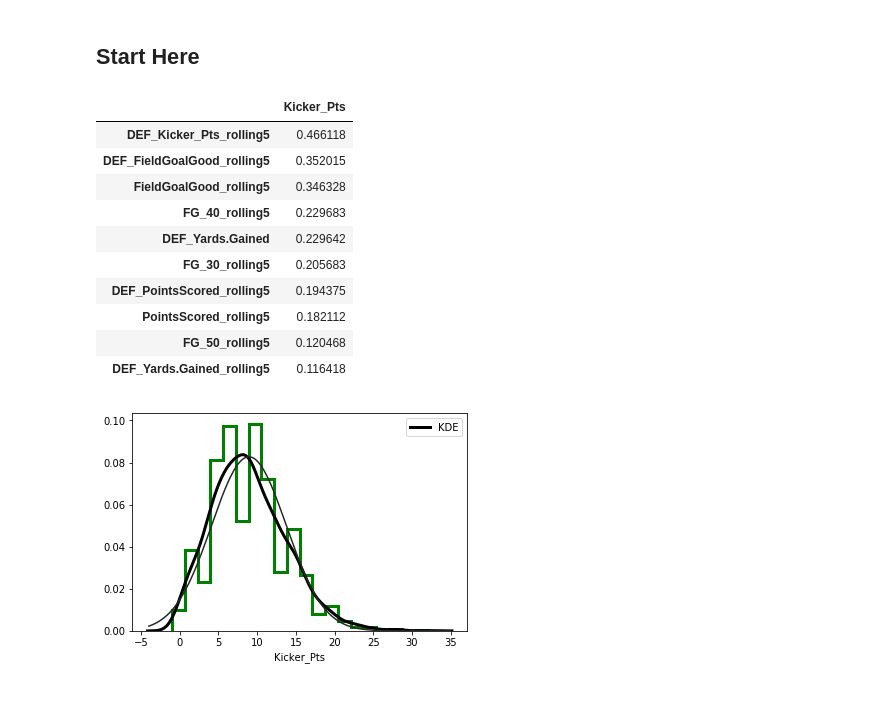
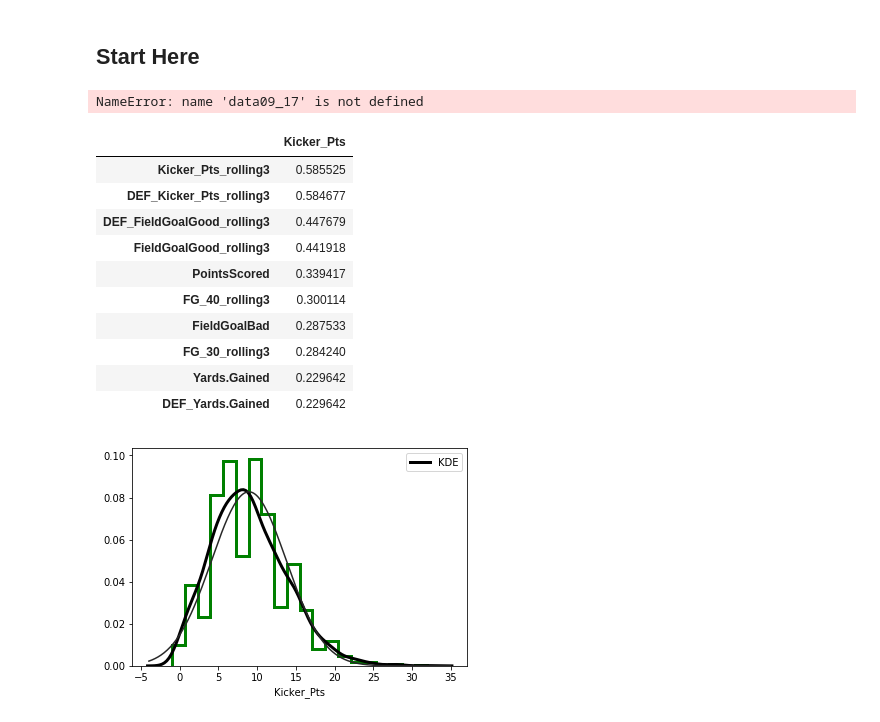
Before and after one commit to WJMatthew/Predicting-Fantasy-Football-Kickers, a Jupyter notebook: 1_Kickers_NFLData.ipynb, the cells around one changed output. Drawn from its saved outputs; the diff is of its cells as text; code cells hidden in the pictures.

```diff
--- a/1_Kickers_NFLData.ipynb
+++ b/1_Kickers_NFLData.ipynb
@@ -106,17 +106,17 @@ aggs2 = {'Touchdown': np.sum,'ExPointGood':np.sum, 'ExPointBad':np.sum, 'FieldGo
         'FG_range': np.sum, 'RedZone':np.sum,'PointsScored': np.sum, 'Punt':np.sum, 'QB Kneel':np.sum,
          'Drive': max, 'Kicker_Pts':np.sum, '3rdDown': np.sum, '3rdDownSuccess':np.sum, 'Week': max, 'gameid': max,
         'FirstDown':np.sum, }
-
+k=str(3)
 dropVals_off = ['CompletePass','ExPointBad', 'ExPointGood', 'FG_30', 'FG_40',
        'FG_50', 'FG_range', 'FieldGoalBad', 'FieldGoalGood', 'IncompletePass', 'PointsScored', 'Punt', 'QB Kneel', 'RedZone',
        'Touchdown', 'TwoPointGood','Yards.Gained', 'Week_rolling5',
-        'gameid_rolling5']
+        'gameid_rolling'+k]
 dropVals_def = ['DEF_CompletePass','DEF_ExPointBad', 'DEF_ExPointGood',
        'DEF_FG_30', 'DEF_FG_40', 'DEF_FG_50', 'DEF_FG_range', 'DEF_Kicker_Pts',
        'DEF_FieldGoalBad', 'DEF_FieldGoalGood', 'DEF_IncompletePass', 'DEF_PointsScored', 'DEF_Punt', 'DEF_QB Kneel',
        'DEF_RedZone', 'DEF_Touchdown', 'DEF_TwoPointConv', 'DEF_TwoPointGood',
         'DEF_3rdDown',  'DEF_Drive', 'DEF_3rdDown', 'DEF_gameid',
-        'DEF_QB Kneel_rolling5', 'DEF_gameid_rolling5']
+        'DEF_QB Kneel_rolling'+k, 'DEF_gameid_rolling'+k]
 # %%
 def make_pivot_tables(dummied_data):
     pivot = pd.pivot_table(dummied_data.reset_index(drop=True), index=["posteam", "GameID", "DefensiveTeam", 'drive'],
@@ -235,7 +235,7 @@ def make_annual_dfs(year_start, year_after_end):
         df = add_features(nfldata)
         df = sort_by_week(df)
         pivot_drives, pivot_weekly, pivot_def = make_pivot_tables(df)
-        pivot_off, pivot_def = add_rolling(pivot_weekly, pivot_def, [5])
+        pivot_off, pivot_def = add_rolling(pivot_weekly, pivot_def, [3])
         train = make_train_data(df, pivot_off, pivot_def)
         train['Season'] = year
         #save_train_data(train, year)
@@ -273,0 +274,3 @@ data2011 = make_annual_dfs(2011,2012)
+# %%
+# rolling 3
+data09_17_3 = make_annual_dfs(2009, 2017)
@@ -277,17 +282,22 @@ data09_17.to_csv('kicker_data_09_17.csv')
 corrmat = pd.DataFrame(data09_17.corr()['Kicker_Pts'])
 corrmat.sort_values('Kicker_Pts', ascending=False)[2:12]
 # %% [output]
-|  | Kicker_Pts |
-| DEF_Kicker_Pts_rolling5 | 0.466118 |
-| DEF_FieldGoalGood_rolling5 | 0.352015 |
-| FieldGoalGood_rolling5 | 0.346328 |
-| FG_40_rolling5 | 0.229683 |
-| DEF_Yards.Gained | 0.229642 |
-| FG_30_rolling5 | 0.205683 |
-| DEF_PointsScored_rolling5 | 0.194375 |
-| PointsScored_rolling5 | 0.182112 |
-| FG_50_rolling5 | 0.120468 |
-| DEF_Yards.Gained_rolling5 | 0.116418 |
+NameError: name 'data09_17' is not defined
+# %%
+corrmat2 = pd.DataFrame(data09_17_3.drop(['FG_30', 'FG_40', 'FG_50'],axis=1).corr()['Kicker_Pts'])
+corrmat2.sort_values('Kicker_Pts', ascending=False)[2:12]
+# %% [output]
+|  | Kicker_Pts |
+| Kicker_Pts_rolling3 | 0.585525 |
+| DEF_Kicker_Pts_rolling3 | 0.584677 |
+| DEF_FieldGoalGood_rolling3 | 0.447679 |
+| FieldGoalGood_rolling3 | 0.441918 |
+| PointsScored | 0.339417 |
+| FG_40_rolling3 | 0.300114 |
+| FieldGoalBad | 0.287533 |
+| FG_30_rolling3 | 0.284240 |
+| Yards.Gained | 0.229642 |
+| DEF_Yards.Gained | 0.229642 |
 # %%
 X = data09_17.drop('Kicker_Pts', axis=1)
 y = data09_17['Kicker_Pts']
```
Also changed, not shown: parts of 4 cells of this notebook, 1 other file.
